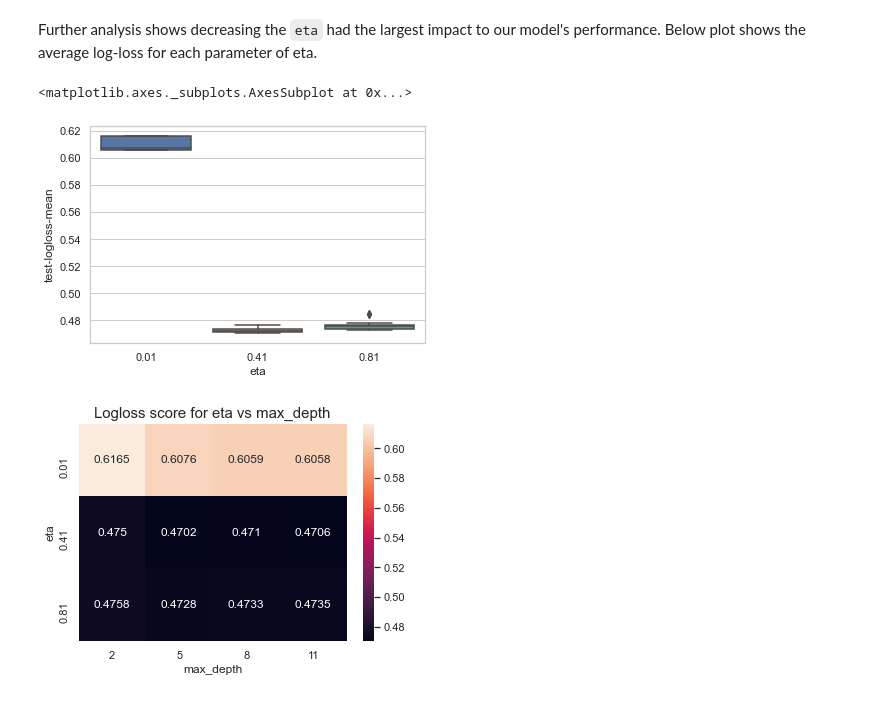
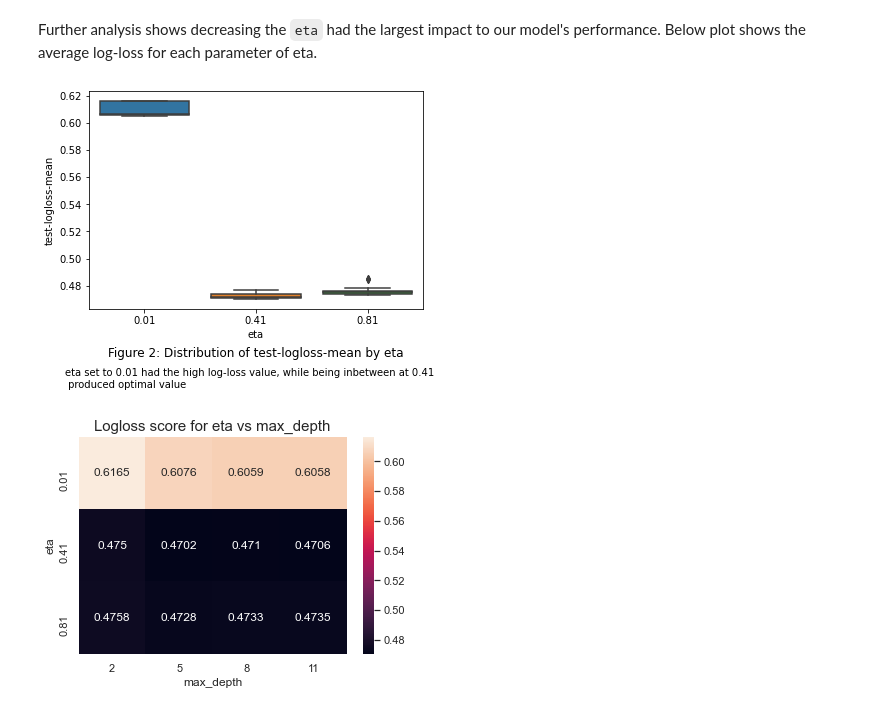
Before and after one commit to cmadding/MSDS_7333_QTW, a Jupyter notebook: CaseStudy08/Ansari_Ballenger_Godbole_MaddingUnit08 - Final.ipynb, the cells around one changed output. Saved outputs shown, nothing was run; the diff lists cells and outputs as text; code cells hidden in the pictures.

```diff
--- a/CaseStudy08/Ansari_Ballenger_Godbole_MaddingUnit08 - Final.ipynb
+++ b/CaseStudy08/Ansari_Ballenger_Godbole_MaddingUnit08 - Final.ipynb
@@ -369,14 +356,14 @@ xgboost_results.sort_values(by=["test-logloss-mean"], ascending=True).tail()
 | 47 | 18 | 5 | 0.01 | 0.81 | binary:logistic | 26 | 0.615991 | ... |
 # %% [markdown]
 Further analysis shows decreasing the `eta` had the largest impact to our model's performance.  Below plot shows the average log-loss for each parameter of eta.
-# %%
-import seaborn as sns
-sns.set(style="whitegrid")
-
-sns.boxplot(x="eta", y="test-logloss-mean", data=xgboost_results)
-# %% [output]
-<matplotlib.axes._subplots.AxesSubplot at 0x...>
-[figure, removed]
+# %%
+import seaborn as sns
+import matplotlib.pyplot as plt
+plt.title('Figure 2: Distribution of test-logloss-mean by eta', y=-0.25)
+plt.figtext(x=0.07, y=-0.15, s = "eta set to 0.01 had the high log-loss value, while being inbetween at 0.41 \n produced optimal value")
+ax = sns.boxplot(x="eta", y="test-logloss-mean", data=xgboost_results)
+# %% [output]
+[figure, added]
 # %%
 heatmapplot(xgboost_results,'eta','max_depth', 'test-logloss-mean')
 heatmapplot(xgboost_results,'eta','gamma', 'test-logloss-mean')
```
Also changed, not shown: parts of 90 cells of this notebook, 1 other file.
